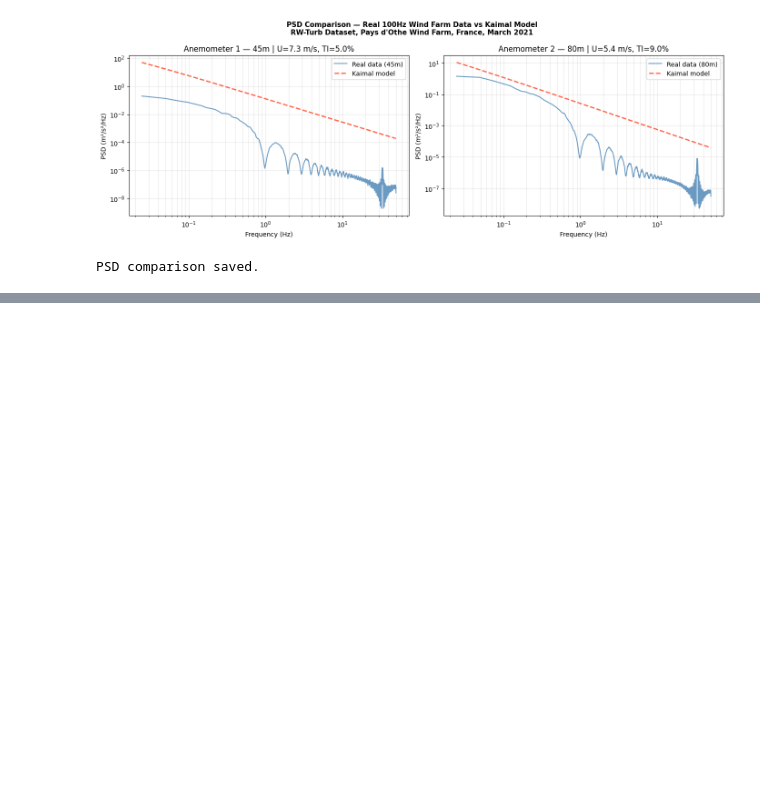
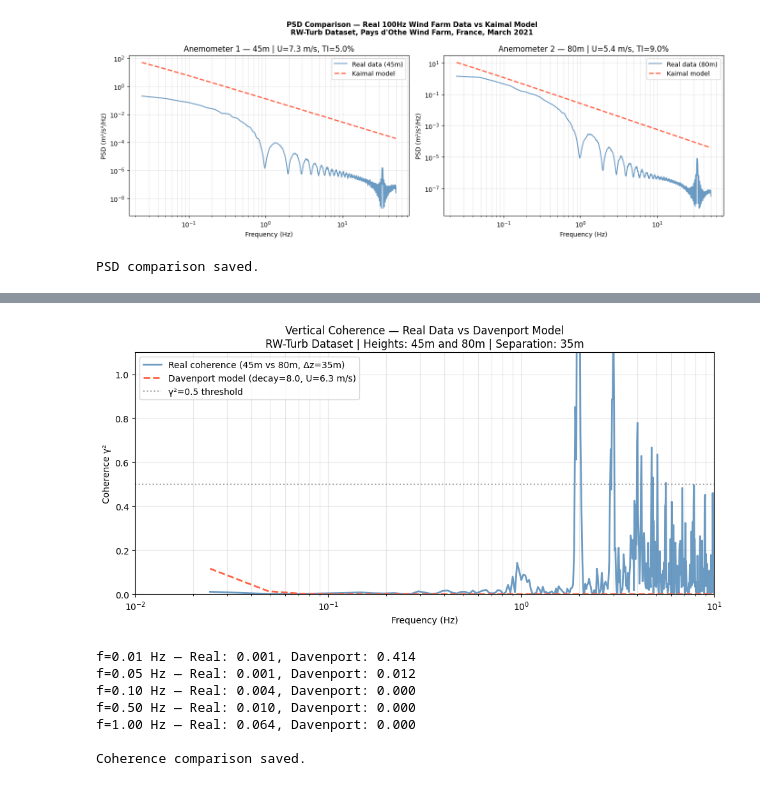
Before and after one commit to qama94/lidar-wind-forecasting, a Jupyter notebook: 01_data_exploration.ipynb, the cells around one changed output, grey strips where cells are left out. Drawn from its saved outputs; the diff is of its cells as text; code cells hidden in the pictures; blank space fills up the shorter version.

```diff
--- a/01_data_exploration.ipynb
+++ b/01_data_exploration.ipynb
@@ -1267,0 +1316,57 @@ PSD comparison saved.
+# %%
+# Coherence between two heights — real data vs Davenport model
+# This is the core qualitative consistency check
+
+# Compute magnitude-squared coherence between anemometer 1 (45m) and 2 (80m)
+freqs_coh, coherence_real = scipy_signal.coherence(
+    ws1, ws2, fs=fs, nperseg=4096, window='hann'
+)
+
+# Height separation distance
+z1 = 45  # m
+z2 = 80  # m
+x_height = z2 - z1  # 35m vertical separation
+
+# Davenport coherence model for this separation
+# Using mean wind speed average of both heights
+U_mean = (U1 + U2) / 2
+gamma_davenport = davenport_coherence(freqs_coh[1:], x_height, U_mean, decay=8.0)
+
+# Plot
+plt.figure(figsize=(10, 5))
+plt.semilogx(freqs_coh[1:], coherence_real[1:],
+             color='steelblue', linewidth=2, alpha=0.8,
+             label=f'Real coherence (45m vs 80m, Δz={x_height}m)')
+plt.semilogx(freqs_coh[1:], gamma_davenport**2,
+             color='tomato', linewidth=2, linestyle='--',
+             label=f'Davenport model (decay=8.0, U={U_mean:.1f} m/s)')
+plt.axhline(y=0.5, color='gray', linestyle=':', alpha=0.7, label='γ²=0.5 threshold')
+plt.xlabel('Frequency (Hz)')
+plt.ylabel('Coherence γ²')
+plt.title(f'Vertical Coherence — Real Data vs Davenport Model\n'
+          f'RW-Turb Dataset | Heights: 45m and 80m | Separation: {x_height}m')
+plt.legend()
+plt.grid(True, alpha=0.3, which='both')
+plt.xlim([0.01, 10])
+plt.ylim([0, 1.1])
+plt.tight_layout()
+plt.savefig('../results/real_data_coherence_comparison.png', dpi=150, bbox_inches='tight')
+plt.show()
+
+# Print key coherence values
+for f_check in [0.01, 0.05, 0.1, 0.5, 1.0]:
+    idx = np.argmin(np.abs(freqs_coh - f_check))
+    g_real = coherence_real[idx]
+    g_model = davenport_coherence(f_check, x_height, U_mean)**2
+    print(f"f={f_check:.2f} Hz — Real: {g_real:.3f}, Davenport: {g_model:.3f}")
+
+print("\nCoherence comparison saved.")
+# %% [output]
+[figure, added]
+f=0.01 Hz — Real: 0.001, Davenport: 0.414
+f=0.05 Hz — Real: 0.001, Davenport: 0.012
+f=0.10 Hz — Real: 0.004, Davenport: 0.000
+f=0.50 Hz — Real: 0.010, Davenport: 0.000
+f=1.00 Hz — Real: 0.064, Davenport: 0.000
+
+Coherence comparison saved.
```
Also changed, not shown: parts of 2 cells of this notebook.
